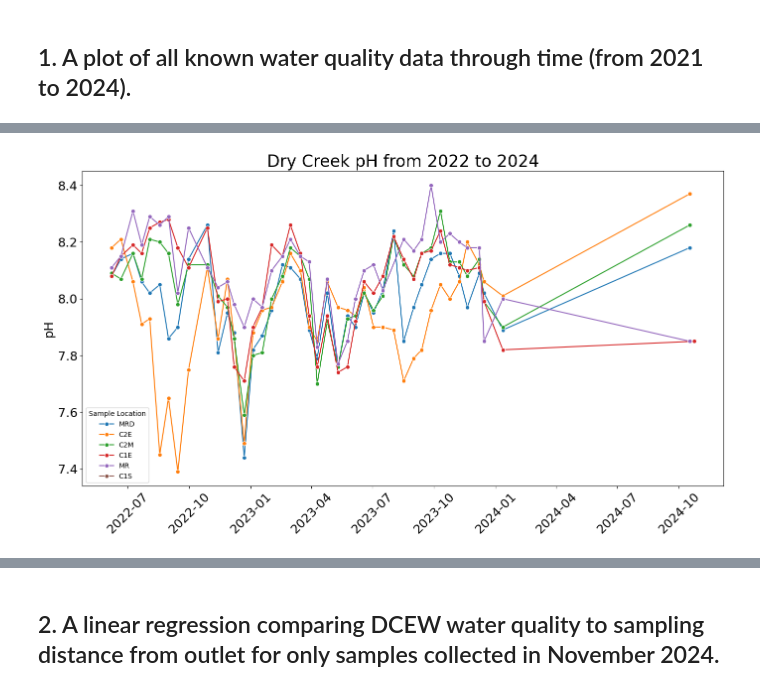
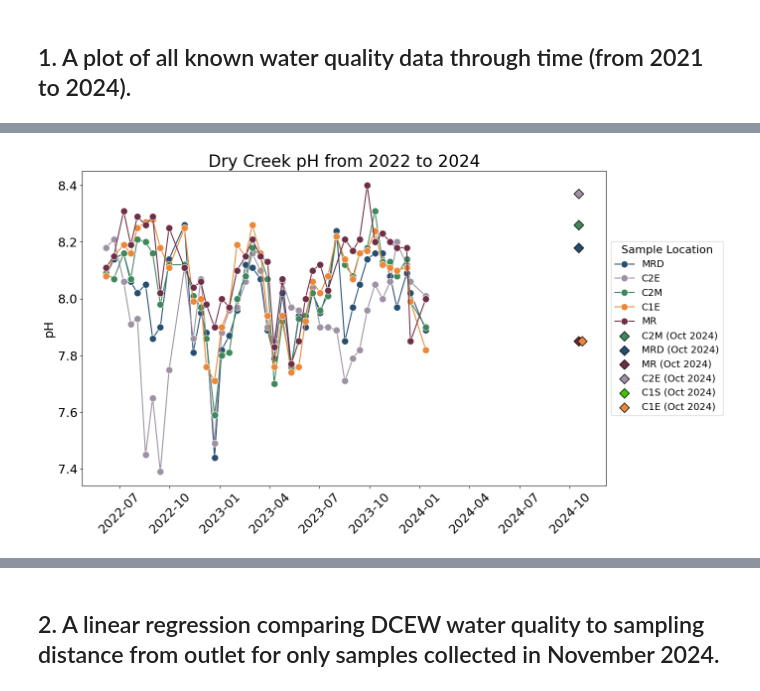
Before and after one commit to carlibeisel/DCEW_waterquality, a Jupyter notebook: 02_figures.ipynb, the cells around one changed output, grey strips where cells are left out. Drawn from its saved outputs; the diff is of its cells as text; code cells hidden in the pictures.

```diff
--- a/02_figures.ipynb
+++ b/02_figures.ipynb
@@ -30,2 +31,2 @@ Drive already mounted at /content/drive; to attempt to forcibly remount, call dr
 # %%
-data = pd.read_csv('/content/drive/MyDrive/Classes/Hydro Field Course Working Files/Assignments/7. Data Analysis/Water Quality/Data/DCEW_combined_data.csv')
+data = pd.read_csv('/content/drive/MyDrive/Classes/Field Hydrology/Hydro Field Course Working Files/Assignments/7. Data Analysis/Water Quality/Data/DCEW_combined_data.csv')
@@ -74,21 +82,45 @@ plt.show()
 # %%
 # ------- #
 # pH Plot
 # ------- #
-
+# Convert the Date column to date-only format
 data['Date'] = pd.to_datetime(data['Date'], errors='coerce').dt.date
 
+# Define the custom color palette
+custom_palette = {
+    'C2M': '#3E885B',
+    'MRD': '#254E70',
+    'MR': '#6D2E46',
+    'C2E': '#9D91A3',
+    'C1S': '#3EC300',
+    'C1E': '#EB8736'
+}
+
+# Define the date range for October 2024
+oct_start = pd.to_datetime("2024-10-01").date()
+oct_end = pd.to_datetime("2024-11-01").date()
+
+# Separate October 2024 data
+october_2024_data = data[(data['Date'] >= oct_start) & (data['Date'] < oct_end)]
+main_data = data[~data['Date'].isin(october_2024_data['Date'])]
+
+# Plot main continuous line for all dates except October 2024
 plt.figure(figsize=(14, 8))
-sns.lineplot(data=data, x='Date', y='pH', hue='Sample_Location', marker='o')
+sns.lineplot(data=main_data, x='Date', y='pH', hue='Sample_Location', palette=custom_palette, marker='o', markersize=10)
 
-plt.title('Dry Creek pH from 2022 to 2024', fontsize = 24)
+# Plot October 2024 data separately as unconnected scatter points with increased size
+for loc in october_2024_data['Sample_Location'].unique():
+    subset = october_2024_data[october_2024_data['Sample_Location'] == loc]
+    plt.scatter(subset['Date'], subset['pH'], label=f'{loc} (Oct 2024)', color=custom_palette[loc], edgecolor='black', marker='D', s=100)
+
+# Customize plot appearance
+plt.title('Dry Creek pH from 2022 to 2024', fontsize=24)
 plt.xlabel('')
-plt.xticks(fontsize = 18)
-plt.ylabel('pH', fontsize = 18)
-plt.yticks (fontsize = 18)
-plt.xticks(rotation=45)
-plt.legend(title='Sample Location')
+plt.xticks(fontsize=18, rotation=45)
+plt.ylabel('pH', fontsize=18)
+plt.yticks(fontsize=18)
+plt.legend(title='Sample Location', fontsize=14, title_fontsize=16, loc='center left', bbox_to_anchor=(1, 0.5))
 plt.tight_layout()
 plt.show()
 # %% [output]
-[figure, old version]
+[figure, new version]
```
Also changed, not shown: parts of 21 cells of this notebook.
